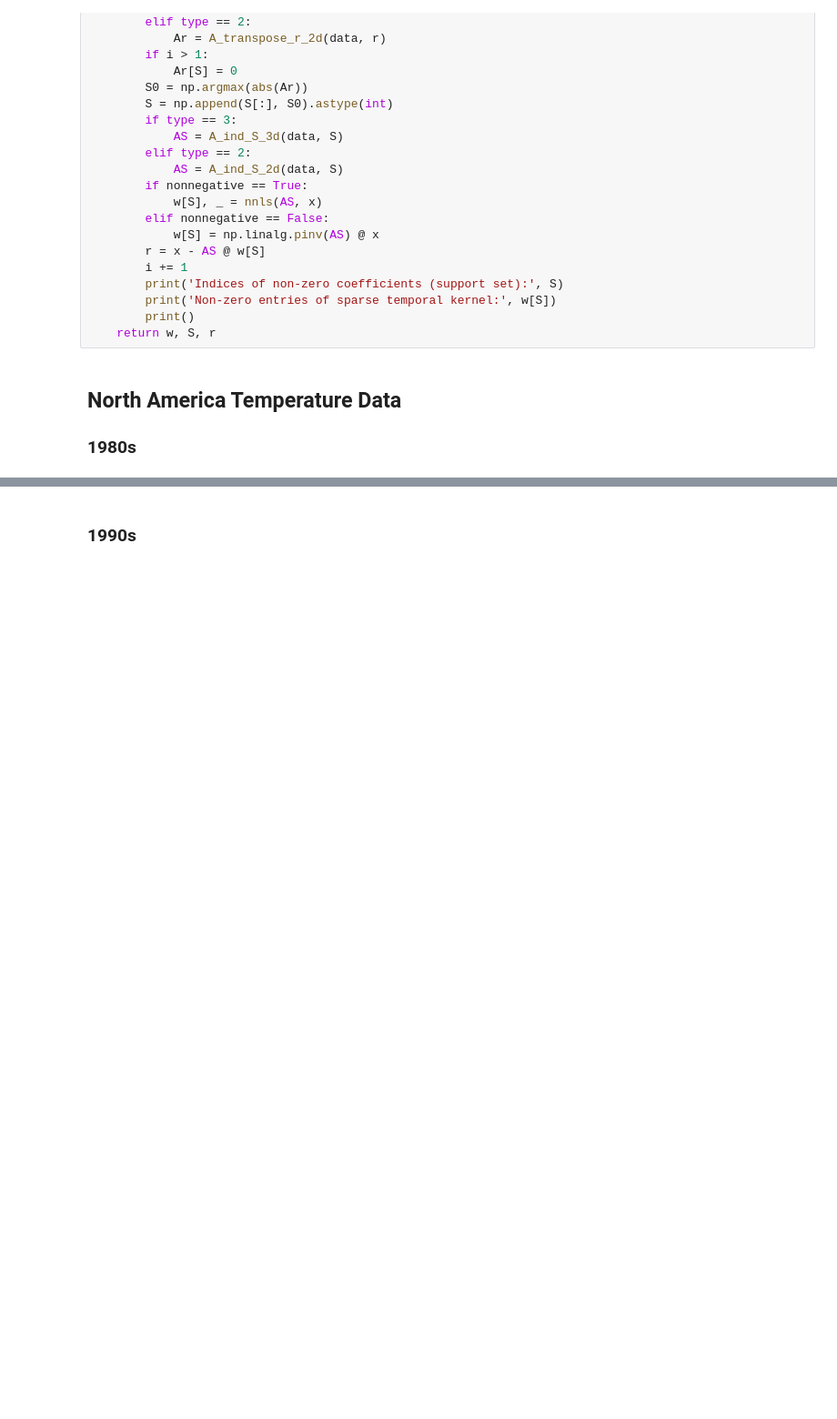
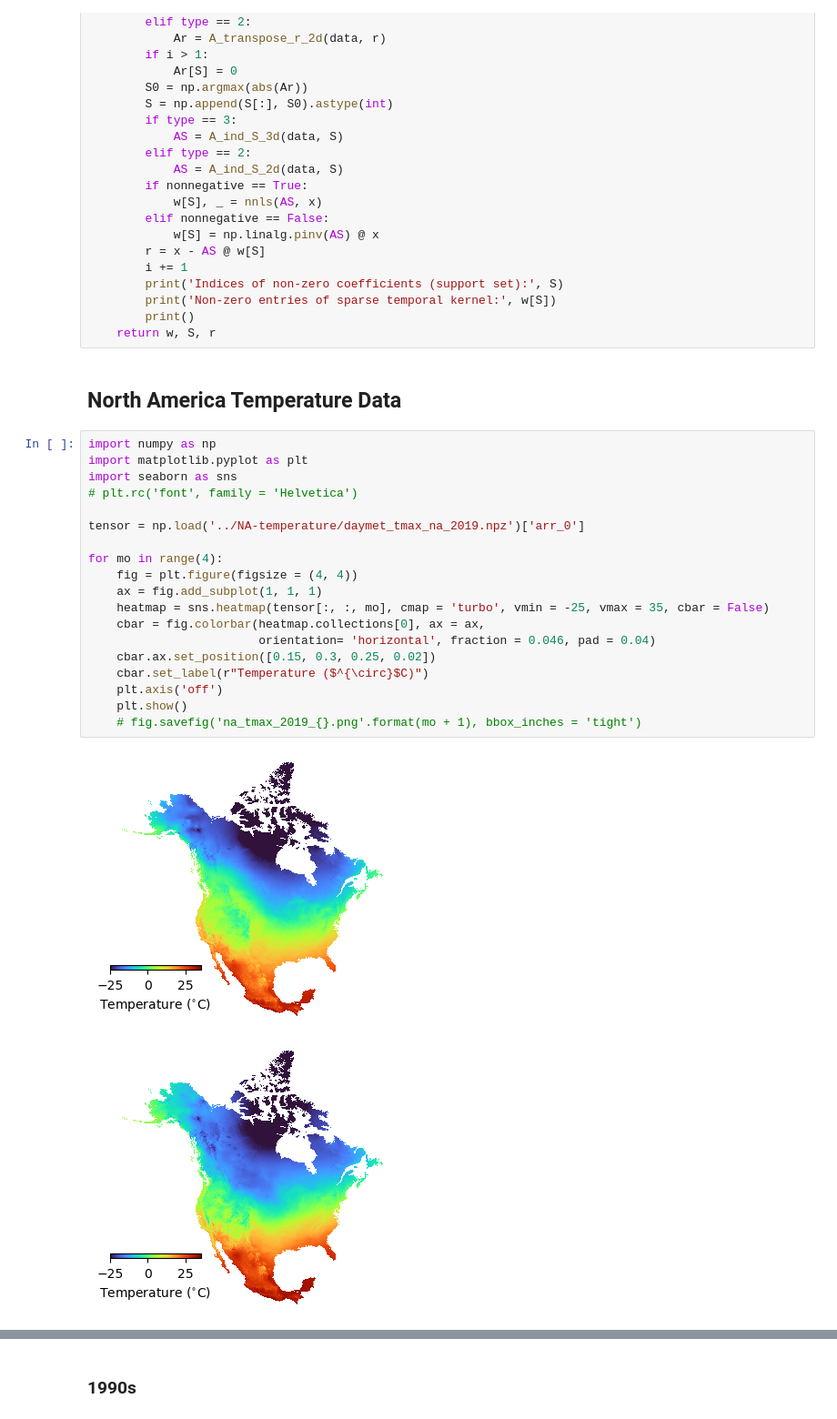
Before and after one commit to xinychen/ts-conv, a Jupyter notebook: Models/Temperature-NNSP.ipynb, the cells around one changed output, grey strips where cells are left out. Shown at 91% size. Cells and saved outputs as stored; diff of their text form; blank space fills up the shorter version.

```diff
--- a/Models/Temperature-NNSP.ipynb
+++ b/Models/Temperature-NNSP.ipynb
@@ -140,5 +140,25 @@ def OMP_ts(data, tau, stop = np.infty, nonnegative = True, type = 3, epsilon = 1
     return w, S, r
 # %% [markdown]
 ## North America Temperature Data
-
-### 1980s
+# %%
+import numpy as np
+import matplotlib.pyplot as plt
+import seaborn as sns
+# plt.rc('font', family = 'Helvetica')
+
+tensor = np.load('../NA-temperature/daymet_tmax_na_2019.npz')['arr_0']
+
+for mo in range(4):
+    fig = plt.figure(figsize = (4, 4))
+    ax = fig.add_subplot(1, 1, 1)
+    heatmap = sns.heatmap(tensor[:, :, mo], cmap = 'turbo', vmin = -25, vmax = 35, cbar = False)
+    cbar = fig.colorbar(heatmap.collections[0], ax = ax,
+                        orientation= 'horizontal', fraction = 0.046, pad = 0.04)
+    cbar.ax.set_position([0.15, 0.3, 0.25, 0.02])
+    cbar.set_label(r"Temperature ($^{\circ}$C)")
+    plt.axis('off')
+    plt.show()
+    # fig.savefig('na_tmax_2019_{}.png'.format(mo + 1), bbox_inches = 'tight')
+# %% [output]
+[figure, added]
+[figure, added]
```
Also changed, not shown: parts of 10 cells of this notebook.
